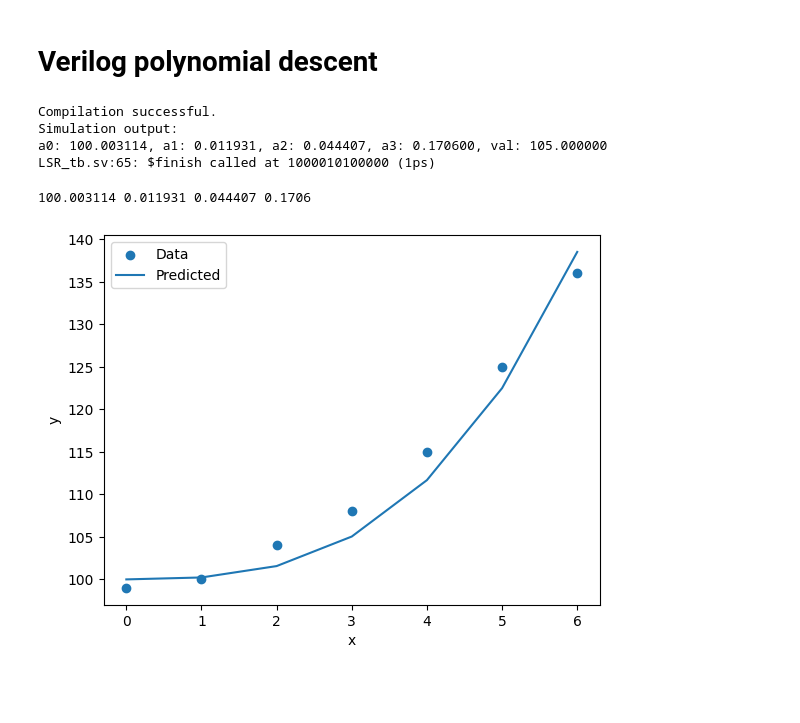
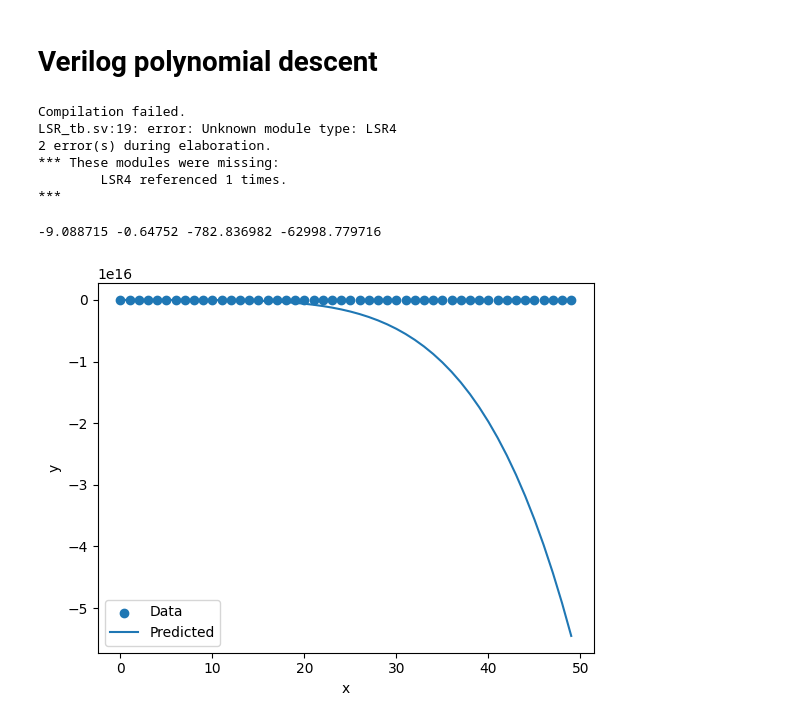
Before and after one commit to murrayinglis/YODA, a Jupyter notebook: gradient_descent.ipynb, the cells around one changed output. Drawn from its saved outputs; the diff is of its cells as text; code cells hidden in the pictures; blank space fills up the shorter version.

```diff
--- a/gradient_descent.ipynb
+++ b/gradient_descent.ipynb
@@ -342,7 +364,7 @@ plt.show()
 # Verilog polynomial descent
 # %%
 # Compile Verilog files
-compile_process = subprocess.run(["iverilog", "-g", "2012", "-o", "l", "LSR_v3.sv", "LSR_tb.sv"], capture_output=True, text=True)
+compile_process = subprocess.run(["iverilog", "-g", "2012", "-o", "l", "LSR_v4.sv", "LSR_tb.sv"], capture_output=True, text=True)
 
 # Check if compilation was successful
 if compile_process.returncode == 0:
@@ -359,42 +381,46 @@ if compile_process.returncode == 0:
     print("Simulation output:")
     print(run_process.stdout)
 # %% [output]
-Compilation successful.
-Simulation output:
-a0: 100.003114, a1: 0.011931, a2: 0.044407, a3: 0.170600, val: 105.000000
-LSR_tb.sv:65: $finish called at 1000010100000 (1ps)
+Compilation failed.
+LSR_tb.sv:19: error: Unknown module type: LSR4
+2 error(s) during elaboration.
+*** These modules were missing:
+        LSR4 referenced 1 times.
+***
 # %%
 data_file = "data.csv"
 with open(data_file, "r") as file:
     lines = file.readlines()
 d = []
 for line in lines:
     d.append(int(line))
-y = d
+y = d[0:50]
 
 coeffs_file = "coeffs.txt"
 with open(coeffs_file, "r") as file:
     lines = file.readlines()
 coeffs = []
 for line in lines:
     coeffs.append(float(line))
 x = np.arange(0,len(y))
 a0 = coeffs[0]
 a1 = coeffs[1]
 a2 = coeffs[2]
 a3 = coeffs[3]
-y_pred = a0 + a1*x + a2*x**2 + a3*x**3
+a4 = coeffs[4]
+a5 = coeffs[5]
+y_pred = a0 + a1*x + a2*x**2 + a3*x**3 + a4*x**4 + a5*x**5
 
 print(str(a0) + " " + str(a1) + " " + str(a2) + " " + str(a3))
 
 
 
 plt.scatter(x, y, label="Data")
 plt.plot(x, y_pred, label="Predicted")
 plt.xlabel("x")
 plt.ylabel("y")
 plt.legend()
 plt.show()
 # %% [output]
-100.003114 0.011931 0.044407 0.1706
+-9.088715 -0.64752 -782.836982 -62998.779716
-[figure, old version]
+[figure, new version]
```
Also changed, not shown: parts of 8 cells of this notebook, 21 other files.
